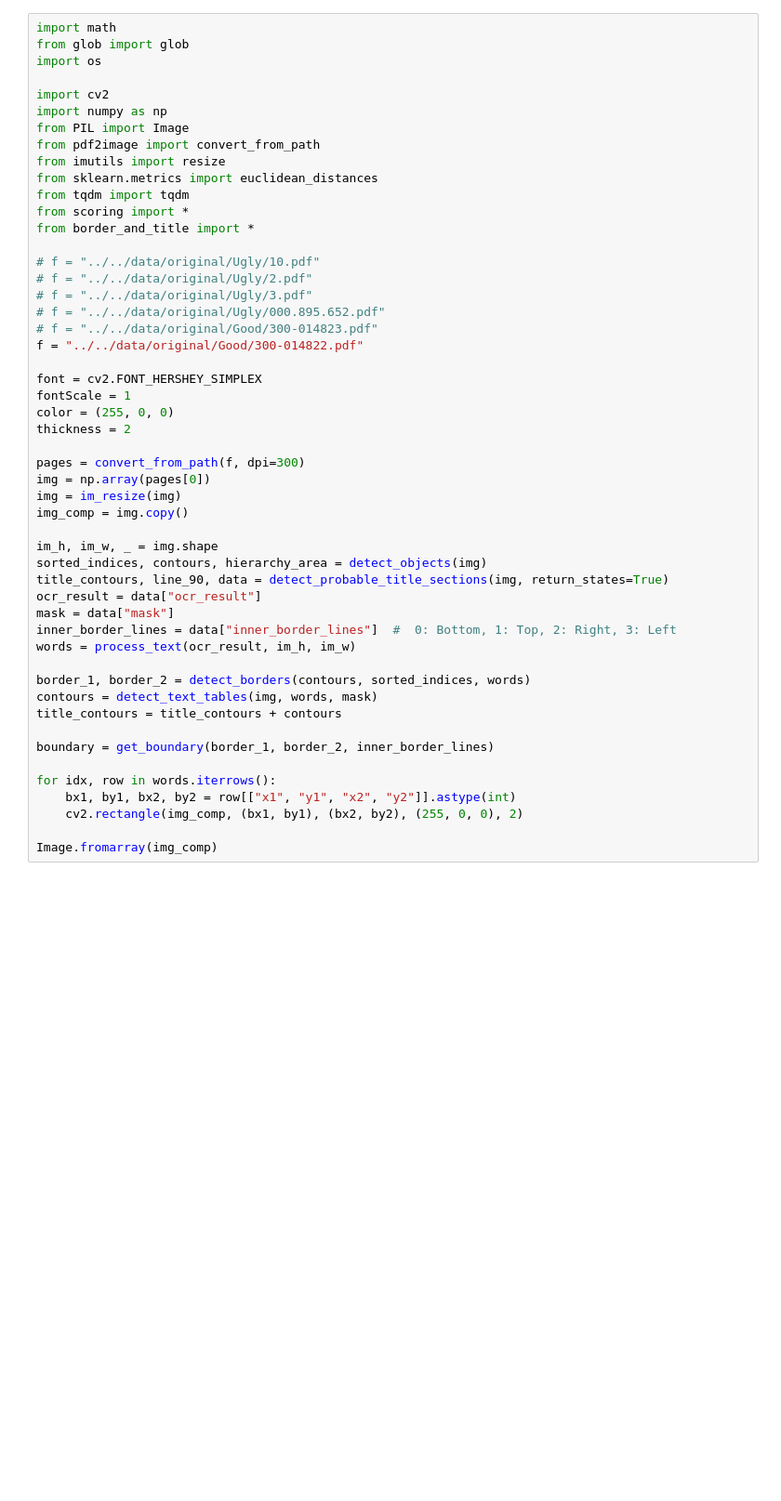
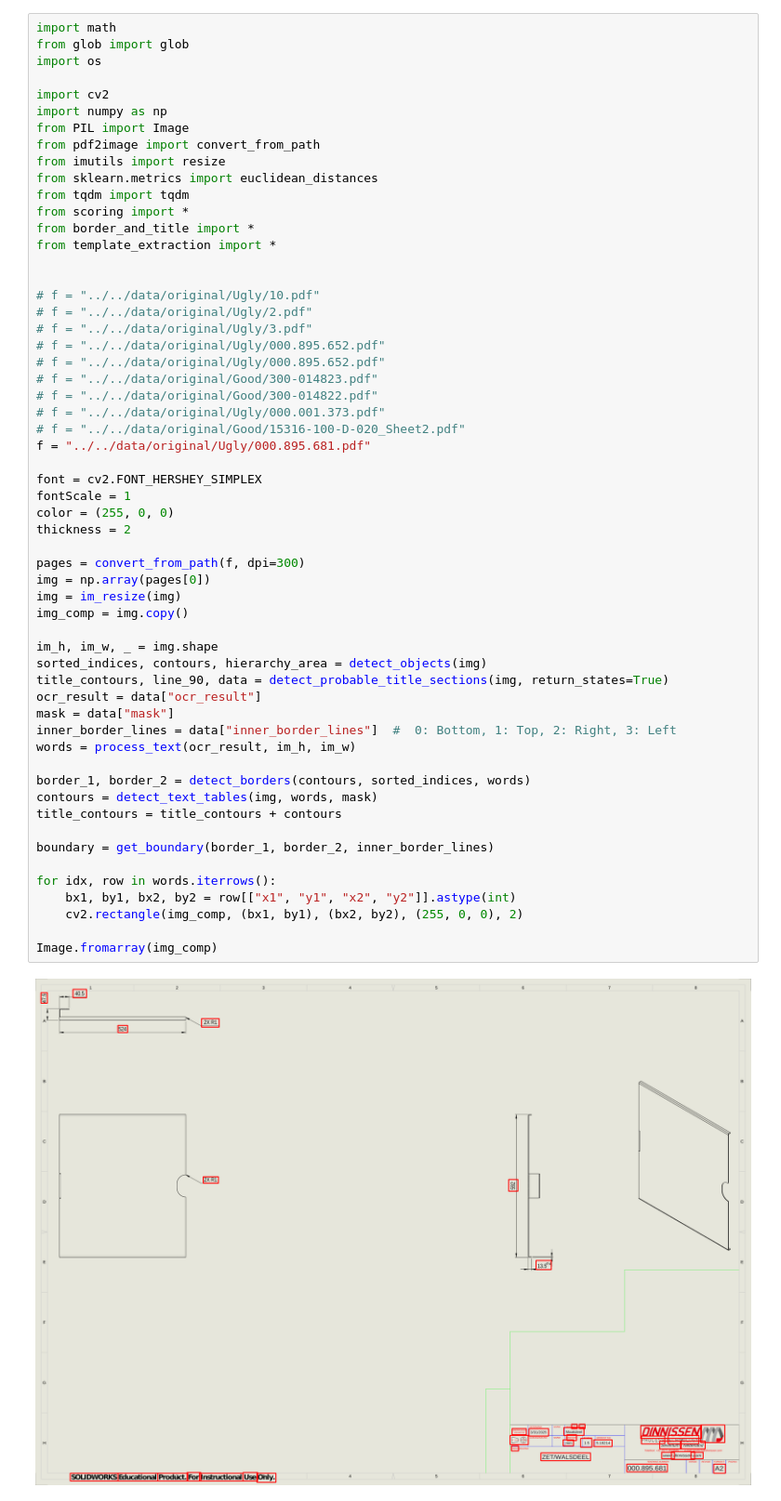
Before and after one commit to sadidul012/mechanical-drawing-scoring, a Jupyter notebook: notebooks/detect-tight-boxes/detect-text-areas.ipynb, the cells around one changed output. Shown at 93% size. Saved outputs shown, nothing was run; the diff lists cells and outputs as text; blank space fills up the shorter version.

```diff
--- a/notebooks/detect-tight-boxes/detect-text-areas.ipynb
+++ b/notebooks/detect-tight-boxes/detect-text-areas.ipynb
@@ -12,43 +12,51 @@ from sklearn.metrics import euclidean_distances
 from tqdm import tqdm
 from scoring import *
 from border_and_title import *
+from template_extraction import *
+
 
 # f = "../../data/original/Ugly/10.pdf"
 # f = "../../data/original/Ugly/2.pdf"
 # f = "../../data/original/Ugly/3.pdf"
 # f = "../../data/original/Ugly/000.895.652.pdf"
+# f = "../../data/original/Ugly/000.895.652.pdf"
 # f = "../../data/original/Good/300-014823.pdf"
-f = "../../data/original/Good/300-014822.pdf"
+# f = "../../data/original/Good/300-014822.pdf"
+# f = "../../data/original/Ugly/000.001.373.pdf"
+# f = "../../data/original/Good/15316-100-D-020_Sheet2.pdf"
+f = "../../data/original/Ugly/000.895.681.pdf"
 
 font = cv2.FONT_HERSHEY_SIMPLEX
 fontScale = 1
 color = (255, 0, 0)
 thickness = 2
 
 pages = convert_from_path(f, dpi=300)
 img = np.array(pages[0])
 img = im_resize(img)
 img_comp = img.copy()
 
 im_h, im_w, _ = img.shape
 sorted_indices, contours, hierarchy_area = detect_objects(img)
 title_contours, line_90, data = detect_probable_title_sections(img, return_states=True)
 ocr_result = data["ocr_result"]
 mask = data["mask"]
 inner_border_lines = data["inner_border_lines"]  #  0: Bottom, 1: Top, 2: Right, 3: Left
 words = process_text(ocr_result, im_h, im_w)
 
 border_1, border_2 = detect_borders(contours, sorted_indices, words)
 contours = detect_text_tables(img, words, mask)
 title_contours = title_contours + contours
 
 boundary = get_boundary(border_1, border_2, inner_border_lines)
 
 for idx, row in words.iterrows():
     bx1, by1, bx2, by2 = row[["x1", "y1", "x2", "y2"]].astype(int)
     cv2.rectangle(img_comp, (bx1, by1), (bx2, by2), (255, 0, 0), 2)
 
 Image.fromarray(img_comp)
+# %% [output]
+[figure, added]
 # %%
 tables = detect_table(img, mask, words)
 
```
Also changed, not shown: parts of 10 cells of this notebook, 16 other files.
